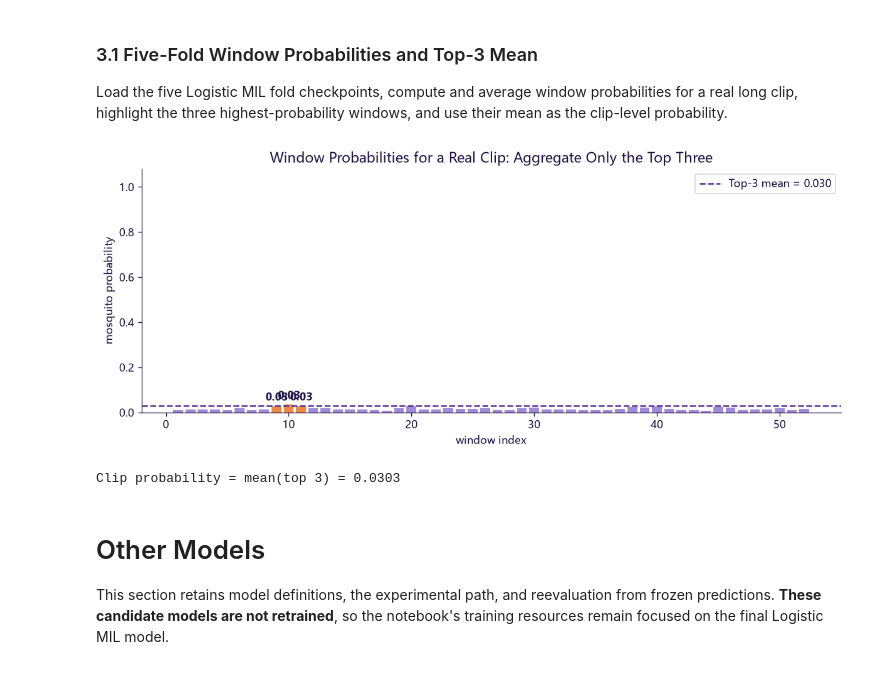
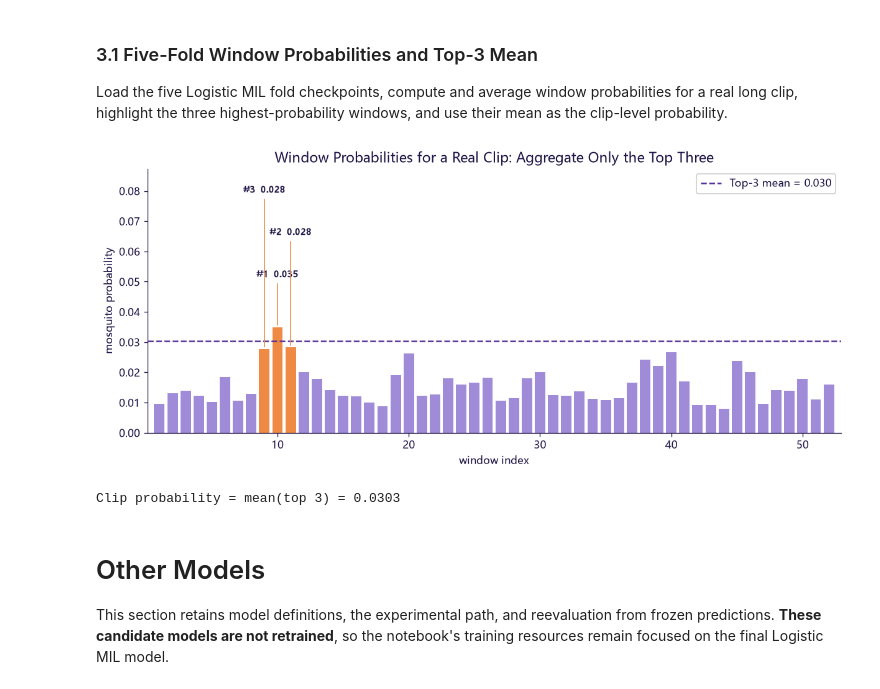
Before and after one commit to yinyuqin/Mosquitoes_detection, a Jupyter notebook: output/jupyter-notebook/mosquito_detection.ipynb, the cells around one changed output. Cells and saved outputs as stored; diff of their text form; code cells hidden in the pictures.

```diff
--- a/output/jupyter-notebook/mosquito_detection.ipynb
+++ b/output/jupyter-notebook/mosquito_detection.ipynb
@@ -403,38 +415,52 @@ Load the five Logistic MIL fold checkpoints, compute and average window probabil
 # %%
 class WindowLogisticRegression(nn.Module):
     def __init__(self, input_dim: int = 78):
         super().__init__()
         self.linear = nn.Linear(input_dim, 1)
     def forward(self, x):
         return self.linear(x).squeeze(-1)
 
 @torch.no_grad()
 def ensemble_window_probabilities(mfcc: np.ndarray):
     raw_features, _, starts, _ = make_window_features(mfcc, False, np.random.default_rng(SEED))
     fold_probabilities = []
     for fold in range(1, 6):
         checkpoint = torch.load(logistic_file(f"fold_{fold}.pt"), map_location="cpu", weights_only=False)
         model = WindowLogisticRegression(checkpoint["input_dim"])
         model.load_state_dict(checkpoint["model_state_dict"]); model.eval()
         scaled = (raw_features - checkpoint["standardizer_mean"]) / checkpoint["standardizer_scale"]
         fold_probabilities.append(torch.sigmoid(model(torch.from_numpy(scaled).float())).numpy())
     return np.mean(fold_probabilities, axis=0), starts
 
 window_probabilities, starts = ensemble_window_probabilities(long_mfcc)
 top_indices = np.argsort(window_probabilities)[-TOP_K:]
 clip_probability = float(window_probabilities[top_indices].mean())
 colors = [COLORS["orange"] if i in top_indices else COLORS["lavender"] for i in range(len(starts))]
-fig, ax = plt.subplots(figsize=(12, 4.2))
+fig, ax = plt.subplots(figsize=(12, 4.6))
 ax.bar(np.arange(1, len(starts) + 1), window_probabilities, color=colors)
 ax.axhline(clip_probability, color=COLORS["purple"], linestyle="--", label=f"Top-3 mean = {clip_probability:.3f}")
-for i in top_indices:
-    ax.text(i + 1, window_probabilities[i] + .025, f"{window_probabilities[i]:.2f}", ha="center", fontweight="bold")
-ax.set(xlabel="window index", ylabel="mosquito probability", ylim=(0, 1.08), title="Window Probabilities for a Real Clip: Aggregate Only the Top Three")
-ax.legend(); ax.spines[["top", "right"]].set_visible(False)
+plot_peak = float(window_probabilities.max())
+plot_ceiling = max(.05, plot_peak * 2.5)
+ranked_top = top_indices[np.argsort(window_probabilities[top_indices])[::-1]]
+label_levels = np.linspace(plot_ceiling * .58, plot_ceiling * .90, TOP_K)
+for rank, (i, label_y) in enumerate(zip(ranked_top, label_levels), start=1):
+    ax.annotate(
+        f"#{rank}  {window_probabilities[i]:.3f}",
+        xy=(i + 1, window_probabilities[i]), xytext=(i + 1, label_y),
+        ha="center", va="bottom", fontsize=9, fontweight="bold",
+        arrowprops={"arrowstyle": "-", "color": COLORS["orange"], "lw": 1},
+    )
+ax.set(
+    xlabel="window index", ylabel="mosquito probability", ylim=(0, plot_ceiling),
+    title="Window Probabilities for a Real Clip: Aggregate Only the Top Three",
+)
+ax.legend(loc="upper right", framealpha=.95)
+ax.margins(x=.01)
+ax.spines[["top", "right"]].set_visible(False)
 save_figure(fig, "fig_03_top3_pooling.png")
 print(f"Clip probability = mean(top 3) = {clip_probability:.4f}")
 # %% [output]
-[figure, old version]
+[figure, new version]
 Clip probability = mean(top 3) = 0.0303
 # %% [markdown]
 # Other Models
```
Also changed, not shown: parts of 4 cells of this notebook, 6 other files.
